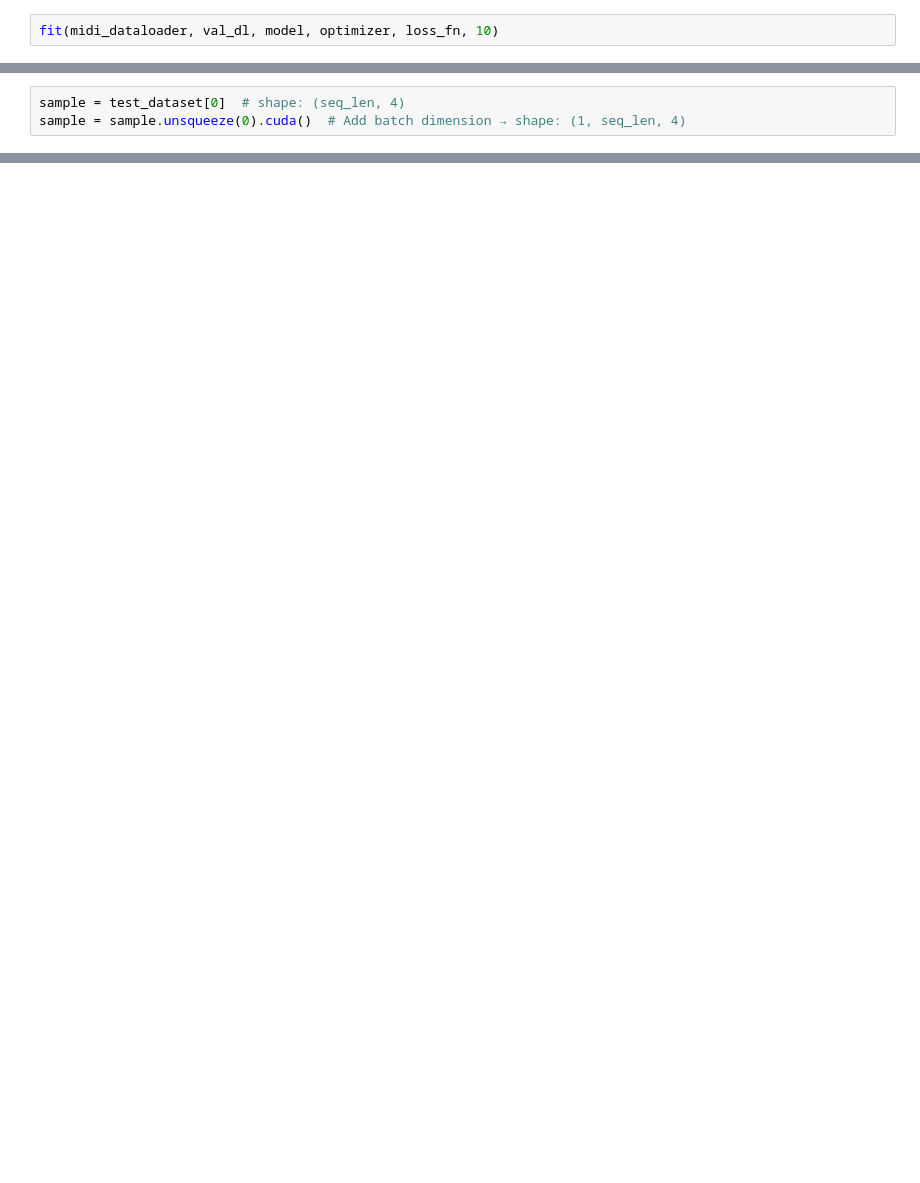
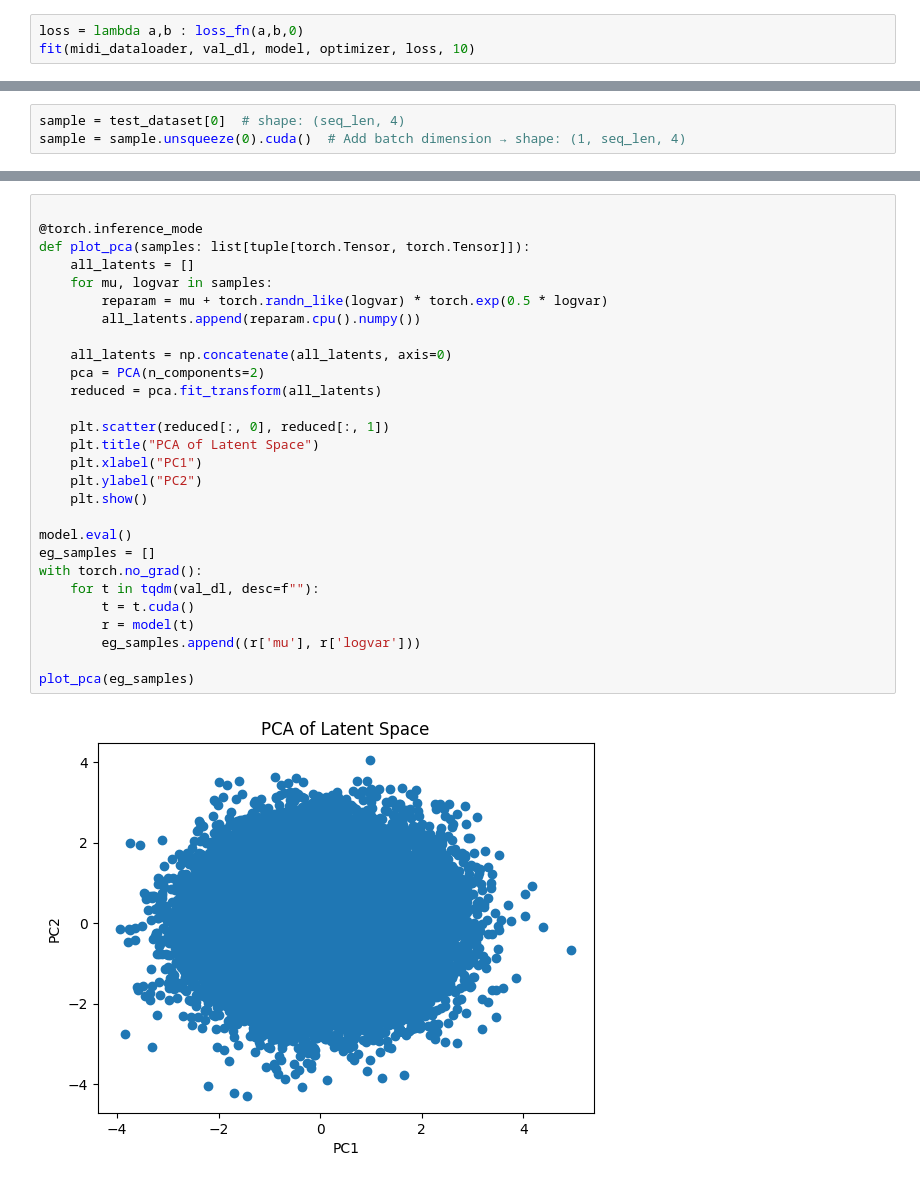
Before and after one commit to T04STER/MidiRepGen, a Jupyter notebook: tests.ipynb, the cells around one changed output, grey strips where cells are left out. Saved outputs shown, nothing was run; the diff lists cells and outputs as text; blank space fills up the shorter version.

```diff
--- a/tests.ipynb
+++ b/tests.ipynb
@@ -132,5 +168,6 @@ def fit(dataloader, val_dataloader, model, optimizer, loss_fn, epochs=50, patien
                 print(f"Early stopping triggered after {epoch+1} epochs.")
                 break
 # %%
-fit(midi_dataloader, val_dl, model, optimizer, loss_fn, 10)
+loss = lambda a,b : loss_fn(a,b,0)
+fit(midi_dataloader, val_dl, model, optimizer, loss, 10)
 # %% [output]
@@ -241,0 +474,30 @@ Original vs Reconstructed (first 10 steps):
+# %%
+
+@torch.inference_mode
+def plot_pca(samples: list[tuple[torch.Tensor, torch.Tensor]]):
+    all_latents = []
+    for mu, logvar in samples:
+        reparam = mu + torch.randn_like(logvar) * torch.exp(0.5 * logvar)
+        all_latents.append(reparam.cpu().numpy())
+
+    all_latents = np.concatenate(all_latents, axis=0)
+    pca = PCA(n_components=2)
+    reduced = pca.fit_transform(all_latents)
+
+    plt.scatter(reduced[:, 0], reduced[:, 1])
+    plt.title("PCA of Latent Space")
+    plt.xlabel("PC1")
+    plt.ylabel("PC2")
+    plt.show()
+
+model.eval()
+eg_samples = []
+with torch.no_grad():
+    for t in tqdm(val_dl, desc=f""):
+        t = t.cuda()
+        r = model(t)
+        eg_samples.append((r['mu'], r['logvar']))
+
+plot_pca(eg_samples)
+# %% [output]
+[figure, added]
```
Also changed, not shown: parts of 23 cells of this notebook, 5 other files.
